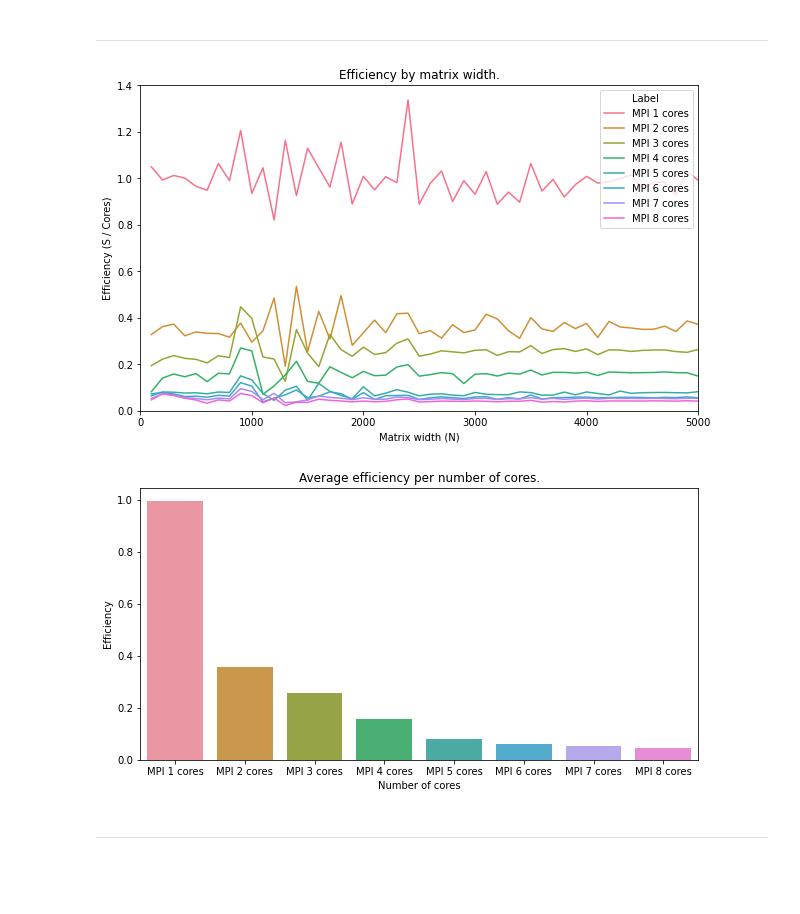
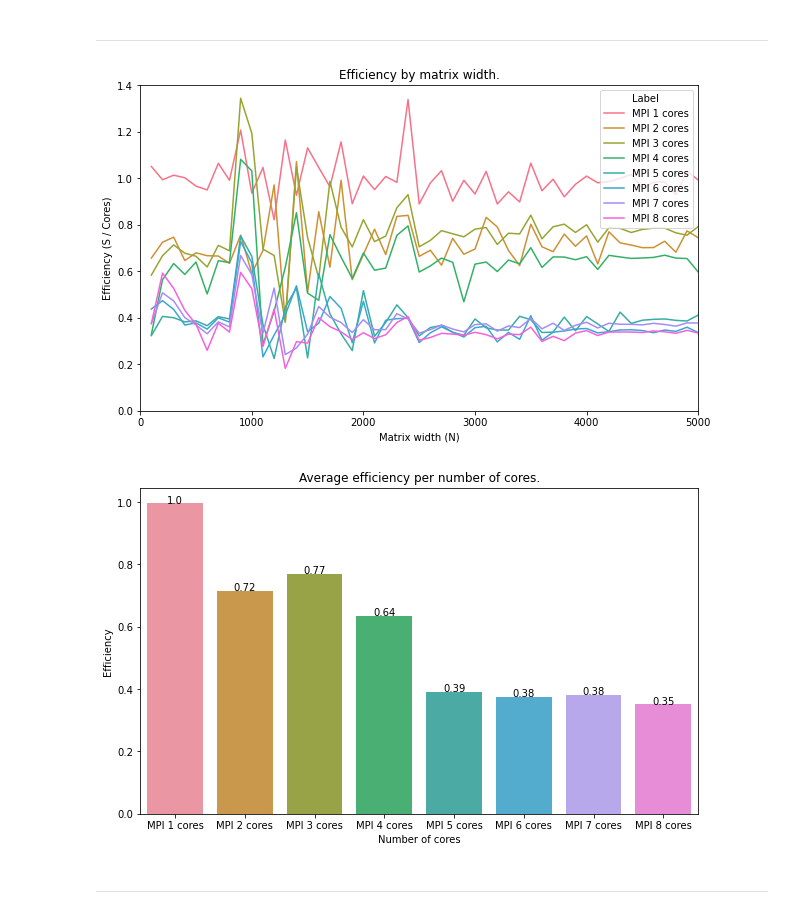
Before and after one commit to JordyAaldering/Parallel-Computing, a Jupyter notebook: Project03/Evaluation/evaluation.ipynb, the cells around one changed output. Saved outputs shown, nothing was run; the diff lists cells and outputs as text; code cells hidden in the pictures; blank space fills up the shorter version.

```diff
--- a/Project03/Evaluation/evaluation.ipynb
+++ b/Project03/Evaluation/evaluation.ipynb
@@ -47,7 +47,7 @@ relax_avg["FLOPS"] = relax_avg.apply(fn, axis=1)
 mpi_avg["FLOPS"] = mpi_avg.apply(fn, axis=1)
 # %%
 # calculate speedup
-fn = lambda x: (relax_avg.loc[relax_avg.N == x.N].iloc[0].Time) / (x.Time * x.Cores)
+fn = lambda x: (relax_avg.loc[relax_avg.N == x.N].iloc[0].Time) / x.Time
 mpi_avg["Speedup"] = mpi_avg.apply(fn, axis=1)
 
 # calculate efficiency
@@ -202,6 +202,9 @@ ax.set_title("Average speedup per number of cores.")
 ax.set_xlabel("Number of cores")
 ax.set_ylabel("Speedup")
 
+for index, row in avg_speedup.iterrows():
+    ax.text(row.name,row.Speedup, round(row.Speedup, 2), color='black', ha="center")
+
 plt.savefig("speedup-bar.png", format="png", bbox_inches="tight")
 plt.show()
 # %% [output]
@@ -224,23 +227,26 @@ plt.legend(loc="upper right")
 plt.savefig("efficiency-line.png", format="png", bbox_inches="tight")
 plt.show()
 # %% [output]
-[figure, old version]
+[figure, new version]
 # %%
-plt.figure(figsize=(10, 5))
+plt.figure(figsize=(10, 6))
 
 labels = [f"MPI {i} cores" for i in range(1, 9)]
 efficiency = mpi_avg.groupby("Cores").Efficiency.mean()
 avg_speedup = pd.DataFrame(zip(labels, efficiency), columns=["Label", "Efficiency"])
 ax = sns.barplot(x="Label", y="Efficiency", data=avg_speedup)
 
 ax.set_title("Average efficiency per number of cores.")
 ax.set_xlabel("Number of cores")
 ax.set_ylabel("Efficiency")
 
+for index, row in avg_speedup.iterrows():
+    ax.text(row.name,row.Efficiency, round(row.Efficiency, 2), color='black', ha="center")
+
 plt.savefig("efficiency-bar.png", format="png", bbox_inches="tight")
 plt.show()
 # %% [output]
-[figure, old version]
+[figure, new version]
 # %% [markdown]
 ---
 # %%
```
Also changed, not shown: parts of 4 cells of this notebook, 1 other file.
